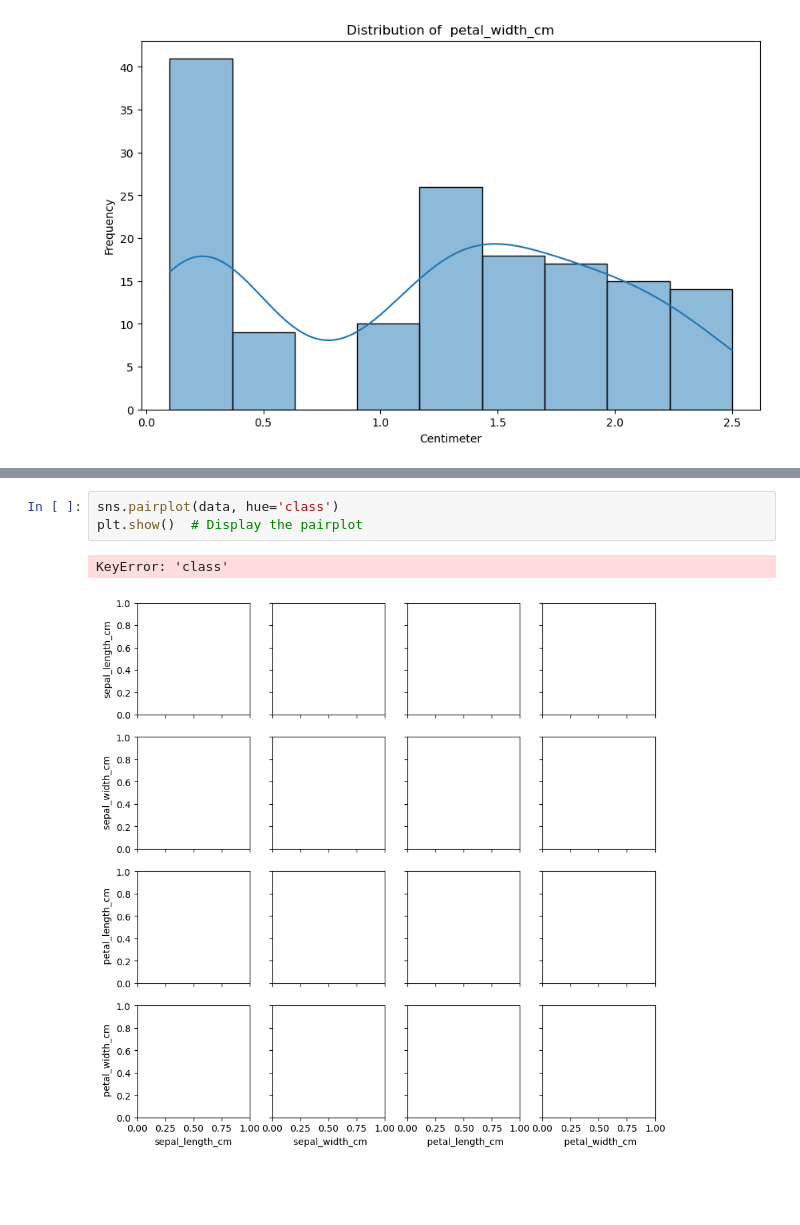
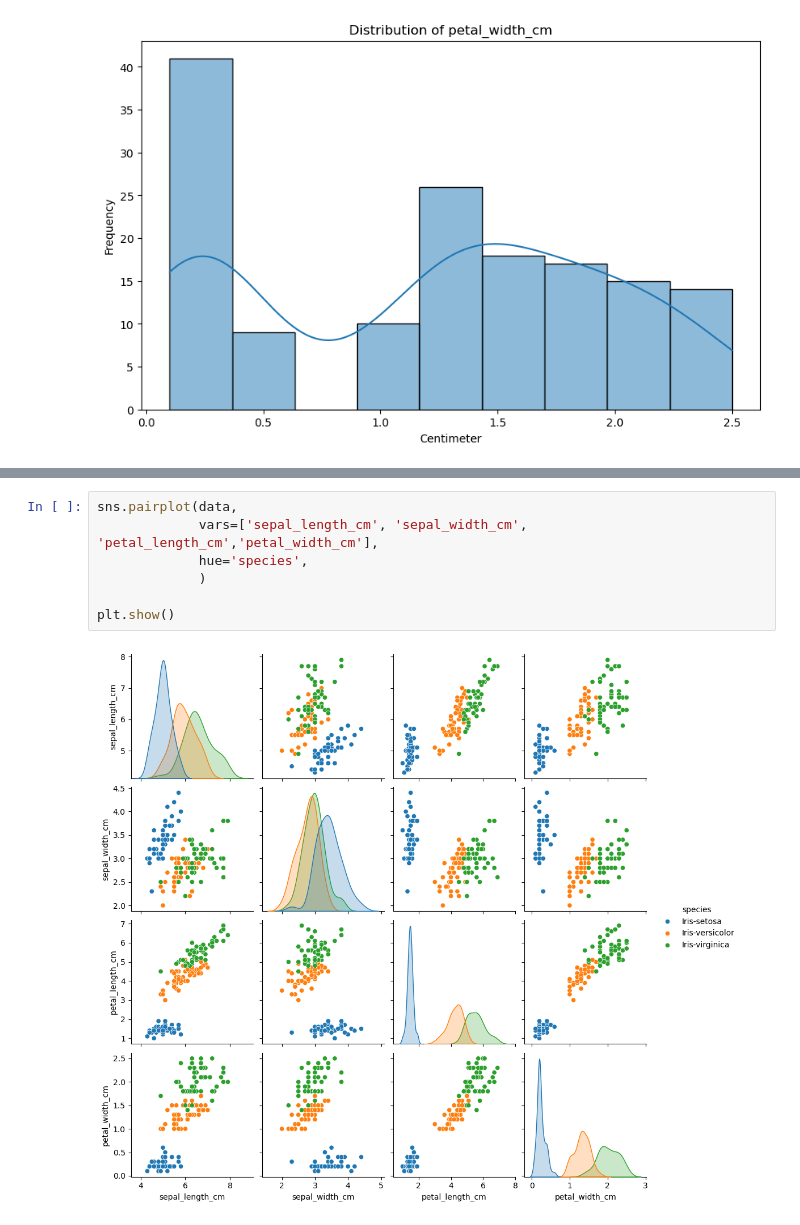
Before and after one commit to atacanbt/pands-project, a Jupyter notebook: my_analysis.ipynb, the cells around one changed output, grey strips where cells are left out. Saved outputs shown, nothing was run; the diff lists cells and outputs as text; blank space fills up the shorter version.

Commit message:
task 3, scatter pairplot is done

```diff
--- a/my_analysis.ipynb
+++ b/my_analysis.ipynb
@@ -42,6 +48,9 @@ Index(['sepal_length_cm', ' sepal_width_cm', ' petal_length_cm',
 # %%
-sns.pairplot(data, hue='class')
-plt.show()  # Display the pairplot
+sns.pairplot(data,
+             vars=['sepal_length_cm', 'sepal_width_cm', 'petal_length_cm','petal_width_cm'],
+             hue='species',
+             )
+
+plt.show()
 # %% [output]
-KeyError: 'class'
-[figure, old version]
+[figure, new version]
```
Also changed, not shown: parts of 3 cells of this notebook, 7 other files.
